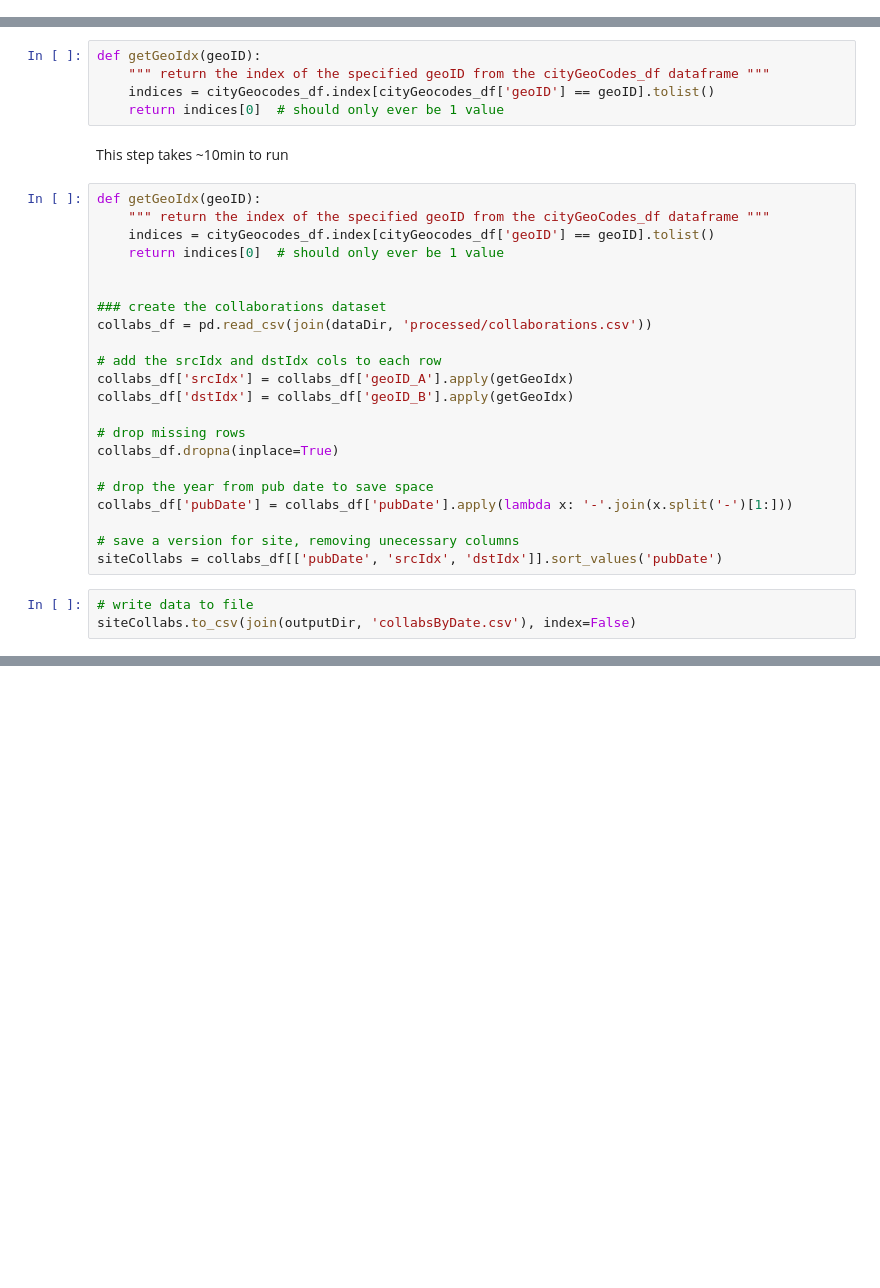
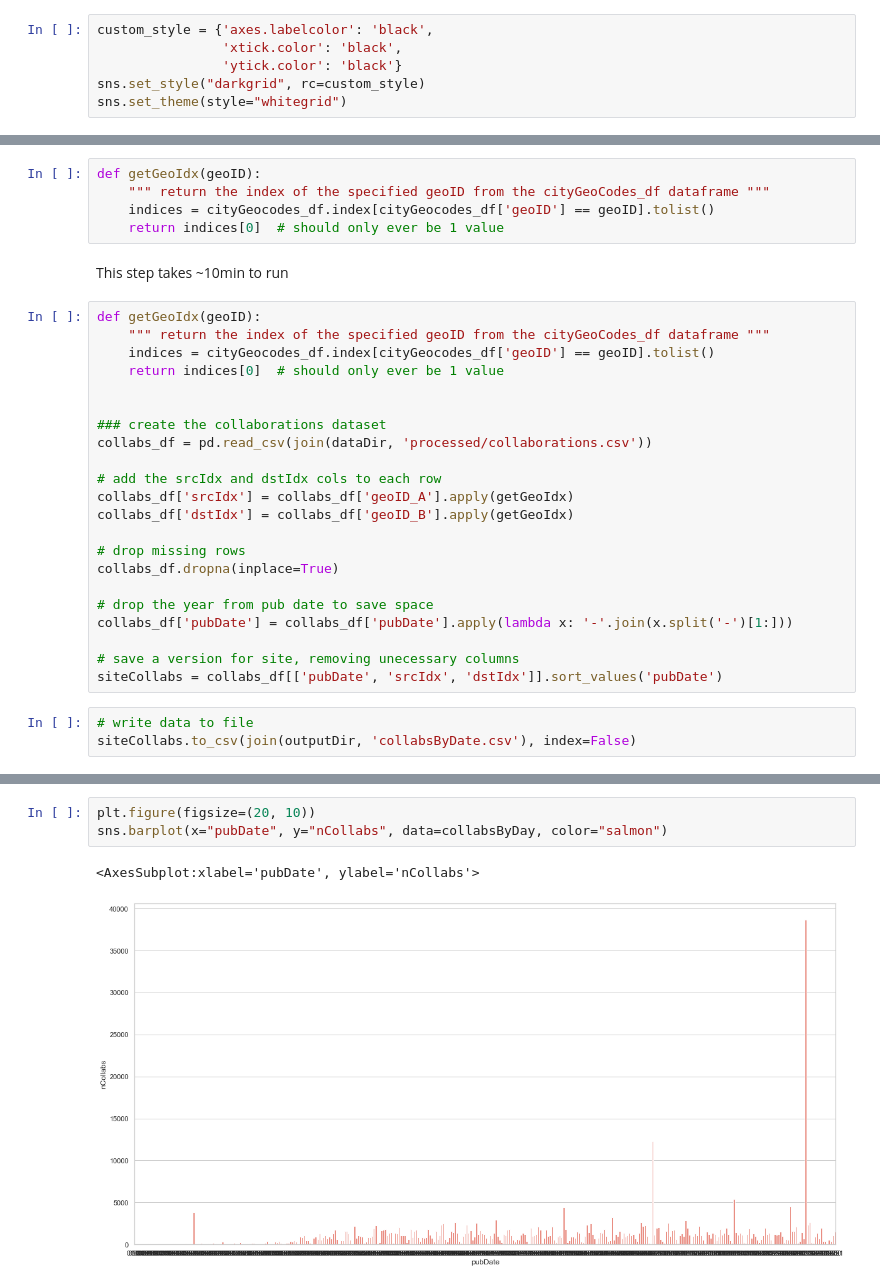
Before and after one commit to jeffmacinnes/COVID_vis, a Jupyter notebook: notebooks/PrepWebsiteData.ipynb, the cells around one changed output, grey strips where cells are left out. Saved outputs shown, nothing was run; the diff lists cells and outputs as text; blank space fills up the shorter version.

```diff
--- a/notebooks/PrepWebsiteData.ipynb
+++ b/notebooks/PrepWebsiteData.ipynb
@@ -13,6 +13,12 @@ import seaborn as sns
 
 import random
 import json
+# %%
+custom_style = {'axes.labelcolor': 'black',
+                'xtick.color': 'black',
+                'ytick.color': 'black'}
+sns.set_style("darkgrid", rc=custom_style)
+sns.set_theme(style="whitegrid")
 # %%
 dataDir = '../data'
 outputDir = '../websiteData'
@@ -140,0 +264,6 @@ cityGeocodes_df.index[cityGeocodes_df['geoID'] == 'ChIJU3OqqNAywkcRUG1NL6uZAAQ']
+# %%
+plt.figure(figsize=(20, 10))
+sns.barplot(x="pubDate", y="nCollabs", data=collabsByDay, color="salmon")
+# %% [output]
+<AxesSubplot:xlabel='pubDate', ylabel='nCollabs'>
+[figure, added]
```
Also changed, not shown: parts of 27 cells of this notebook, 5 other files.
